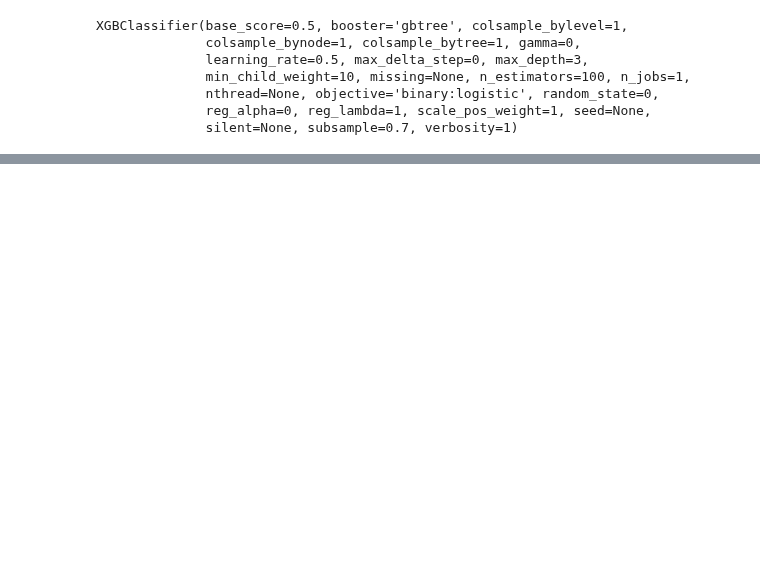
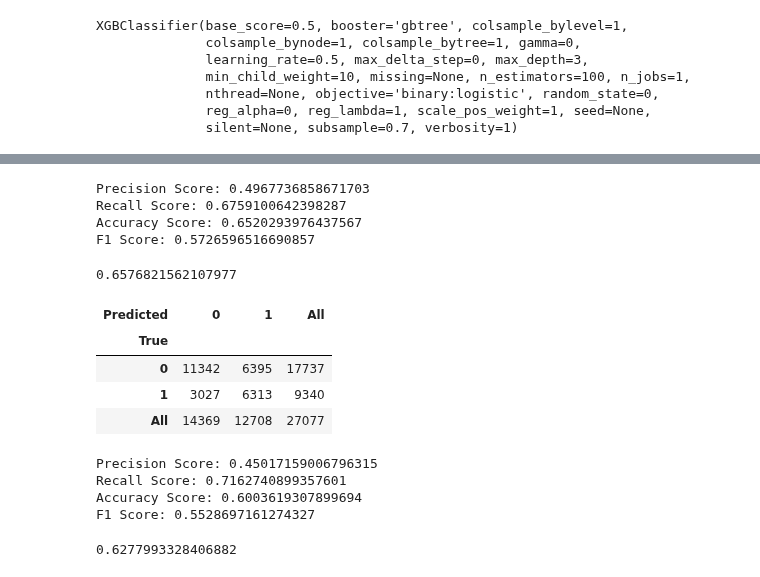
Before and after one commit to JonBebi/Kickfinisher, a Jupyter notebook: Kick_2016.ipynb, the cells around one changed output, grey strips where cells are left out. Drawn from its saved outputs; the diff is of its cells as text; code cells hidden in the pictures; blank space fills up the shorter version.

```diff
--- a/Kick_2016.ipynb
+++ b/Kick_2016.ipynb
@@ -747,0 +770,19 @@ Validation accuracy: 66.3%
+# %%
+print_metrics(y_test, y_pred)
+# %% [output]
+Precision Score: 0.4967736858671703
+Recall Score: 0.6759100642398287
+Accuracy Score: 0.6520293976437567
+F1 Score: 0.5726596516690857
+# %%
+roc_auc_score(y_test, y_pred)
+# %% [output]
+0.6576821562107977
+# %%
+pd.crosstab(y_test, y_pred, rownames=['True'], colnames=['Predicted'], margins=True)
+# %% [output]
+| Predicted | 0 | 1 | All |
+| True |  |  |  |
+| 0 | 11342 | 6395 | 17737 |
+| 1 | 3027 | 6313 | 9340 |
+| All | 14369 | 12708 | 27077 |
@@ -747,0 +791,11 @@ Validation accuracy: 66.3%
+# %%
+print_metrics(y_test, y_pred)
+# %% [output]
+Precision Score: 0.45017159006796315
+Recall Score: 0.7162740899357601
+Accuracy Score: 0.6003619307899694
+F1 Score: 0.5528697161274327
+# %%
+roc_auc_score(y_test, y_pred)
+# %% [output]
+0.6277993328406882
```
Also changed, not shown: parts of 33 cells of this notebook.
